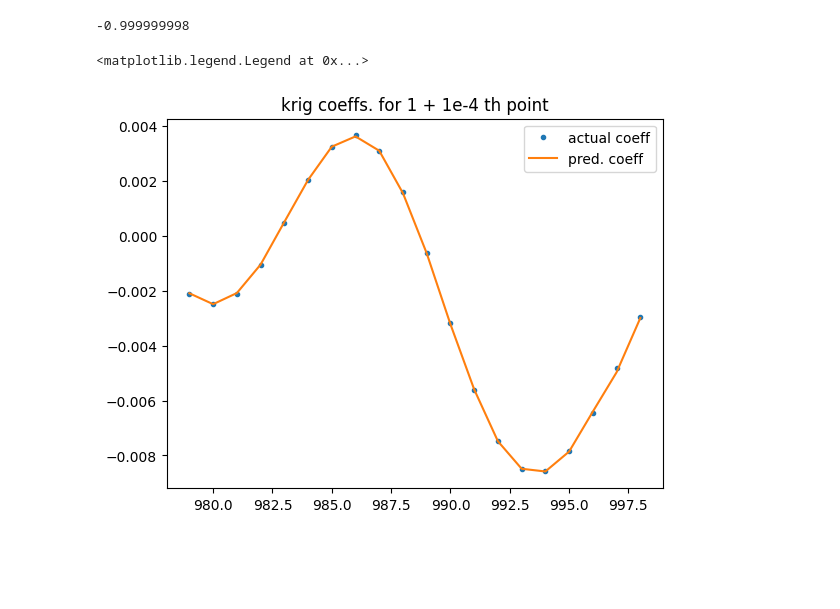
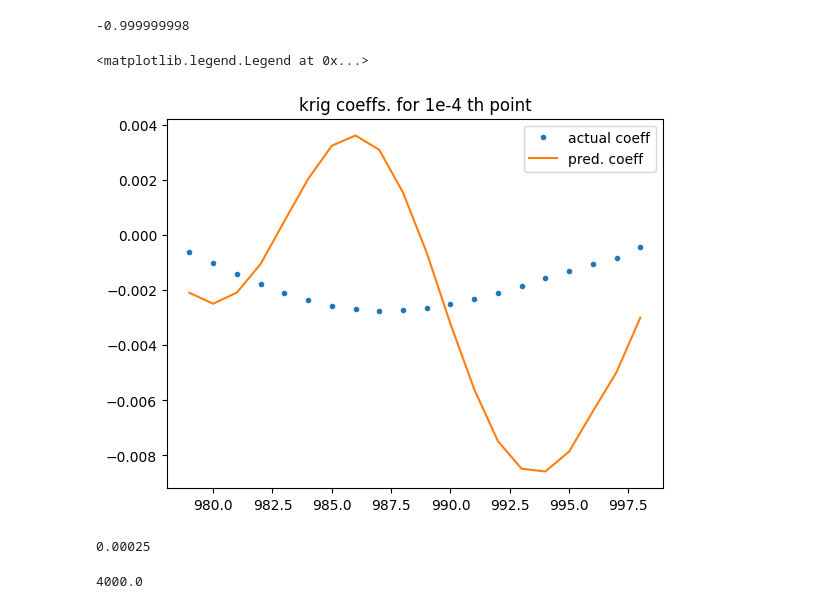
Before and after one commit to mohanagr/braindump, a Jupyter notebook: corr func flicker noise-SVD-data_gen.ipynb, the cells around one changed output. Drawn from its saved outputs; the diff is of its cells as text; code cells hidden in the pictures; blank space fills up the shorter version.

```diff
--- a/corr func flicker noise-SVD-data_gen.ipynb
+++ b/corr func flicker noise-SVD-data_gen.ipynb
@@ -24,7 +24,7 @@ N=2*1000
 taus=np.fft.fftfreq(N)*N
 print(taus)
 f2=0.5
-f1=0.1
+f1=0.05
 print(f1*N,f2*N)
 acf1=get_acf(taus[1:],f1,f2)
 acf1=np.hstack([np.log(f2/f1),acf1])
@@ -132,6 +136,4 @@ dtaus[0]=1e-14
 dtaus=np.sort(np.random.rand(npoints))
 # %%
 vec=get_acf(my_tau,f1,f2)
-vec=vec[::-1]
-coeff=Cinv@vec
-print(coeff.shape)
+C2=toeplitz(vec)
@@ -139,0 +140,2 @@ print(coeff.shape)
+# %%
+vec=get_acf(my_tau+1,f1,f2)
@@ -145,7 +151,5 @@ for i,dtau in enumerate(dtaus):
     coeff=Cinv@vec
     coeff_arr[i,:]=coeff
 # %%
-coeff_arr[0,:]=0
-coeff_arr[0,-1]=1
-print(coeff_arr)
+coeff_arr.shape
 # %% [output]
@@ -301,10 +293,10 @@ actual_coeff=Cinv@vec
 # %%
 pred_coeff = uu@np.diag(s[:5])@vT[:5,:]
 # %%
-plt.title("krig coeffs. for 1 + 1e-4 th point")
+plt.title("krig coeffs. for 1e-4 th point")
 plt.plot(np.arange(979,999),actual_coeff[979:999],'.',label='actual coeff')
 plt.plot(np.arange(979,999),pred_coeff[979:999],label='pred. coeff')
 plt.legend()
 # %% [output]
 <matplotlib.legend.Legend at 0x...>
-[figure, old version]
+[figure, new version]
@@ -310,0 +319,8 @@ plt.legend()
+# %%
+250e6/1e12
+# %% [output]
+0.00025
+# %%
+1/25e-5
+# %% [output]
+4000.0
```
Also changed, not shown: parts of 8 cells of this notebook, 1 other file.
